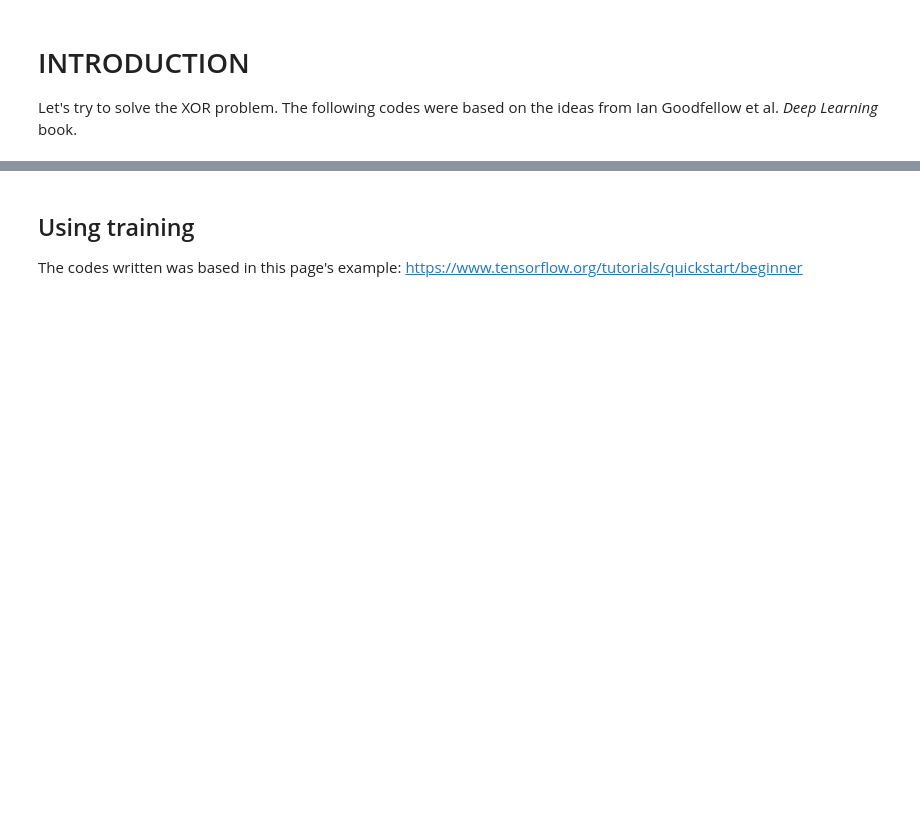
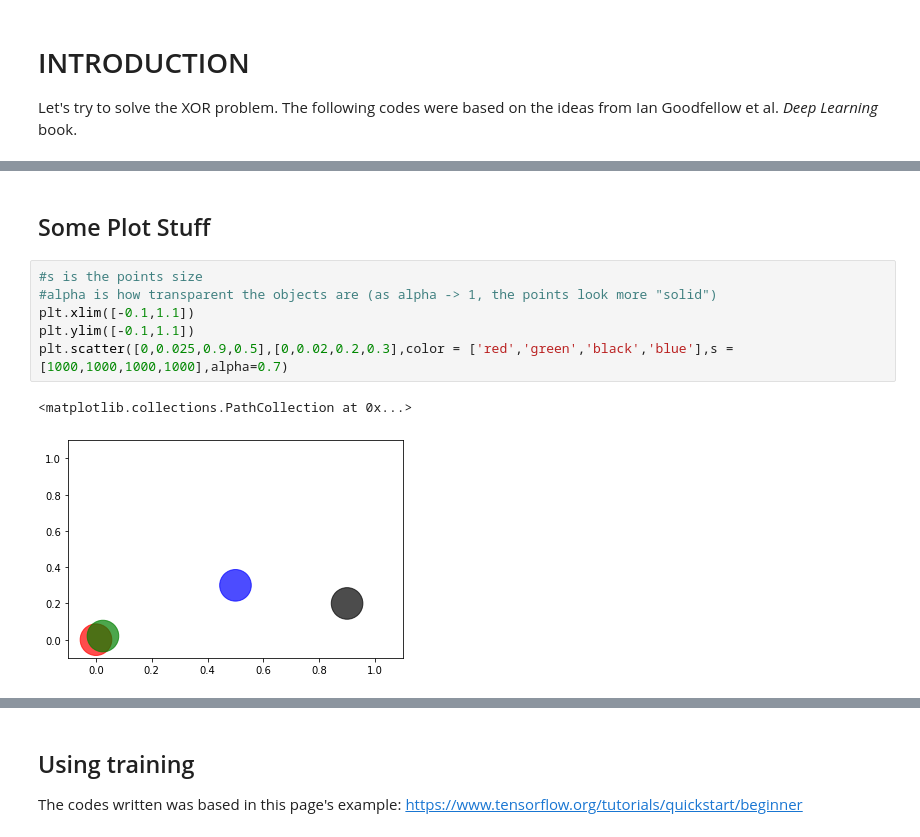
Before and after one commit to mtxslv/StudyingMachineLearning, a Jupyter notebook: UCLandDeepMind/xor_neural_net.ipynb, the cells around one changed output, grey strips where cells are left out. Drawn from its saved outputs; the diff is of its cells as text; blank space fills up the shorter version.

```diff
--- a/UCLandDeepMind/xor_neural_net.ipynb
+++ b/UCLandDeepMind/xor_neural_net.ipynb
@@ -4,0 +29,11 @@ Let's try to solve the XOR problem. The following codes were based on the ideas
+# %% [markdown]
+## Some Plot Stuff
+# %%
+#s is the points size
+#alpha is how transparent the objects are (as alpha -> 1, the points look more "solid")
+plt.xlim([-0.1,1.1])
+plt.ylim([-0.1,1.1])
+plt.scatter([0,0.025,0.9,0.5],[0,0.02,0.2,0.3],color = ['red','green','black','blue'],s = [1000,1000,1000,1000],alpha=0.7)
+# %% [output]
+<matplotlib.collections.PathCollection at 0x...>
+[figure, added]
```
Also changed, not shown: parts of 30 cells of this notebook.
